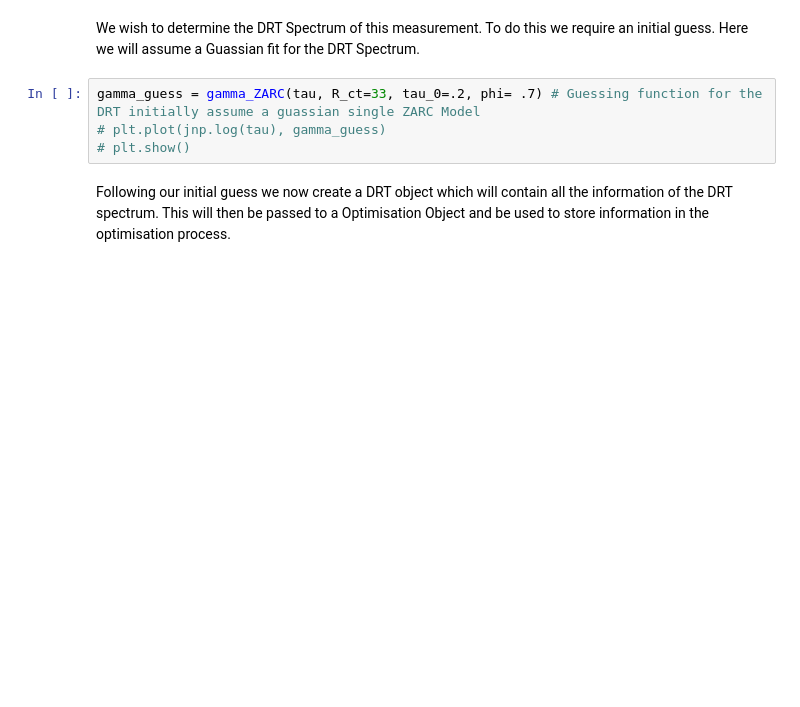
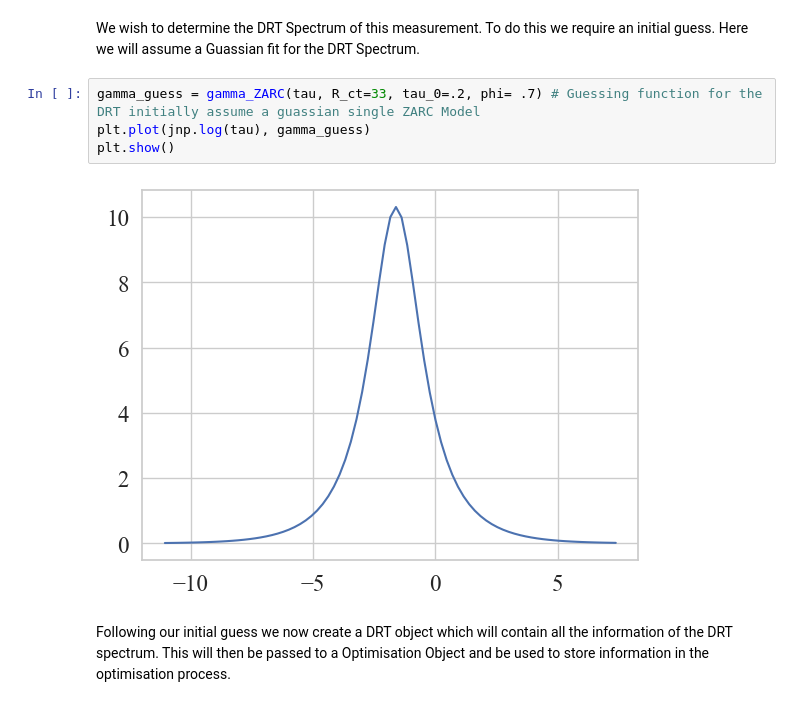
Before and after one commit to murphytarra/nanodrt, a Jupyter notebook: demo_notebook.ipynb, the cells around one changed output. Cells and saved outputs as stored; diff of their text form; blank space fills up the shorter version.

```diff
--- a/demo_notebook.ipynb
+++ b/demo_notebook.ipynb
@@ -44,8 +44,10 @@ plt.show()
 We wish to determine the DRT Spectrum of this measurement. To do this we require an initial guess. Here we will assume a Guassian fit for the DRT Spectrum.
 # %%
 gamma_guess = gamma_ZARC(tau, R_ct=33, tau_0=.2, phi= .7) # Guessing function for the DRT initially assume a guassian single ZARC Model
-# plt.plot(jnp.log(tau), gamma_guess)
-# plt.show()
+plt.plot(jnp.log(tau), gamma_guess)
+plt.show()
+# %% [output]
+[figure, added]
 # %% [markdown]
 Following our initial guess we now create a DRT object which will contain all the information of the DRT spectrum. This will then be passed to a Optimisation Object and be used to store information in the optimisation process.
 # %%
```
Also changed, not shown: parts of 10 cells of this notebook, 1 other file.
